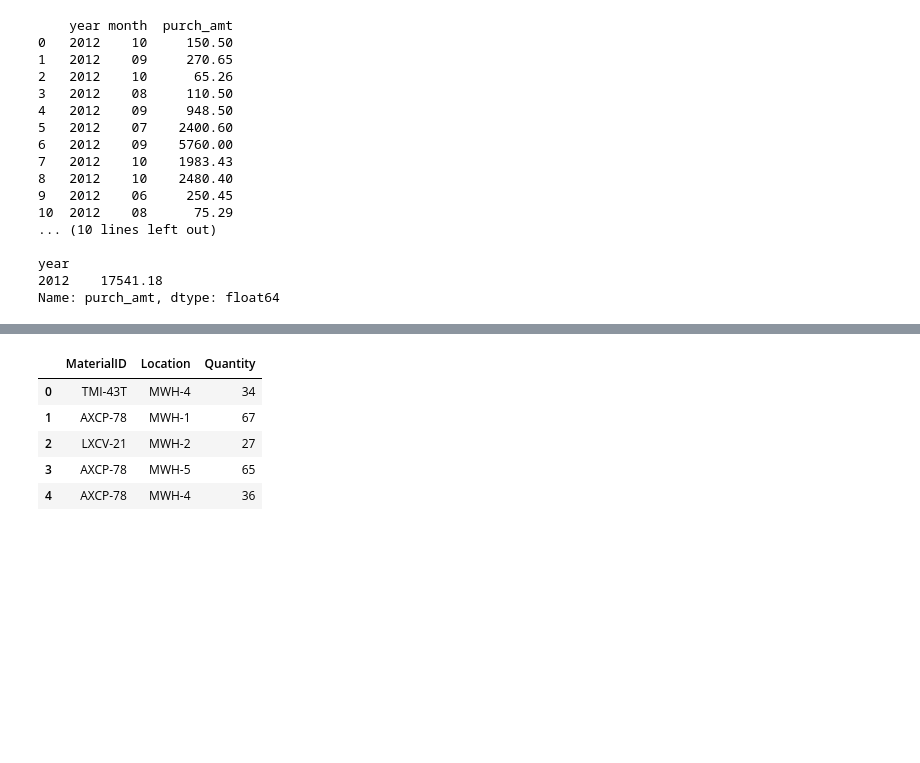
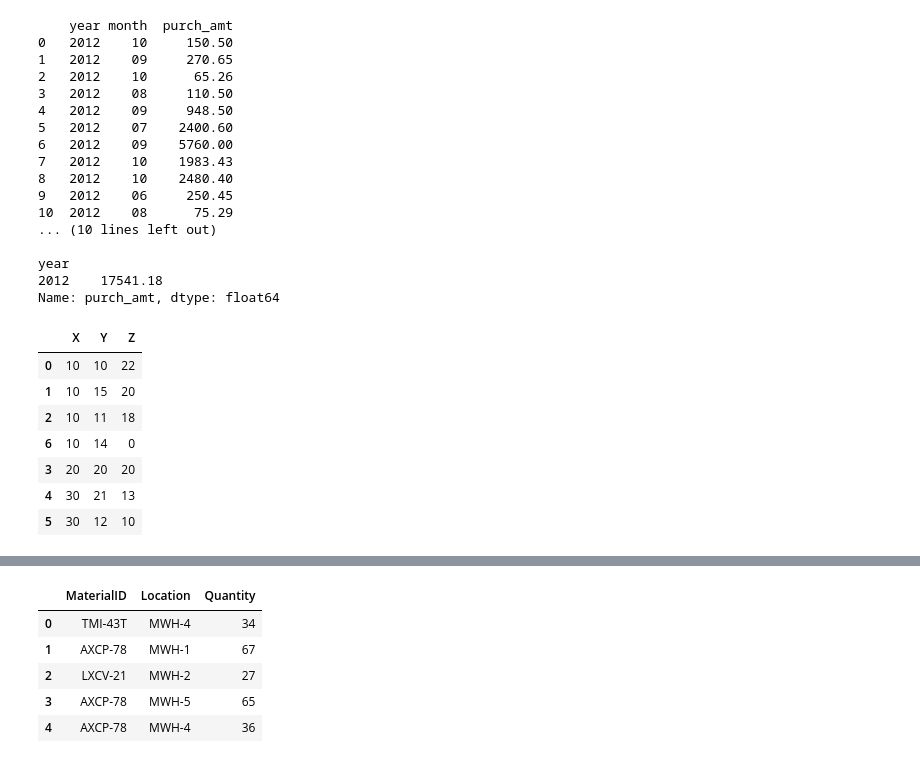
Before and after one commit to AayushParab44/Advanced_Statistics, a Jupyter notebook: mergeandsplitassignment.ipynb, the cells around one changed output, grey strips where cells are left out. Saved outputs shown, nothing was run; the diff lists cells and outputs as text; code cells hidden in the pictures; blank space fills up the shorter version.

```diff
--- a/mergeandsplitassignment.ipynb
+++ b/mergeandsplitassignment.ipynb
@@ -653,0 +329,39 @@ Name: purch_amt, dtype: float64
+# %%
+# 13. Write a Pandas program to split the following dataframe into groups based on first column and set other column values into a list of values.
+# Test Data:
+#    X   Y   Z
+# 0  10  10  22
+# 1  10  15  20
+# 2  10  11  18
+# 3  20  20  20
+# 4  30  21  13
+# 5  30  12  10
+# 6  10  14   0
+
+import pandas as pd
+
+data = {
+    'X': [10, 10, 10, 20, 30, 30, 10],
+    'Y': [10, 15, 11, 20, 21, 12, 14],
+    'Z': [22, 20, 18, 20, 13, 10, 0]
+}
+
+df = pd.DataFrame(data)
+
+grp=df.groupby('X')
+new_df=df.head(0)
+for x,y in grp:
+    # print(y)
+    new_df=pd.concat([new_df,y])
+
+
+new_df
+# %% [output]
+|  | X | Y | Z |
+| 0 | 10 | 10 | 22 |
+| 1 | 10 | 15 | 20 |
+| 2 | 10 | 11 | 18 |
+| 6 | 10 | 14 | 0 |
+| 3 | 20 | 20 | 20 |
+| 4 | 30 | 21 | 13 |
+| 5 | 30 | 12 | 10 |
```
Also changed, not shown: parts of 7 cells of this notebook, 4 other files.
